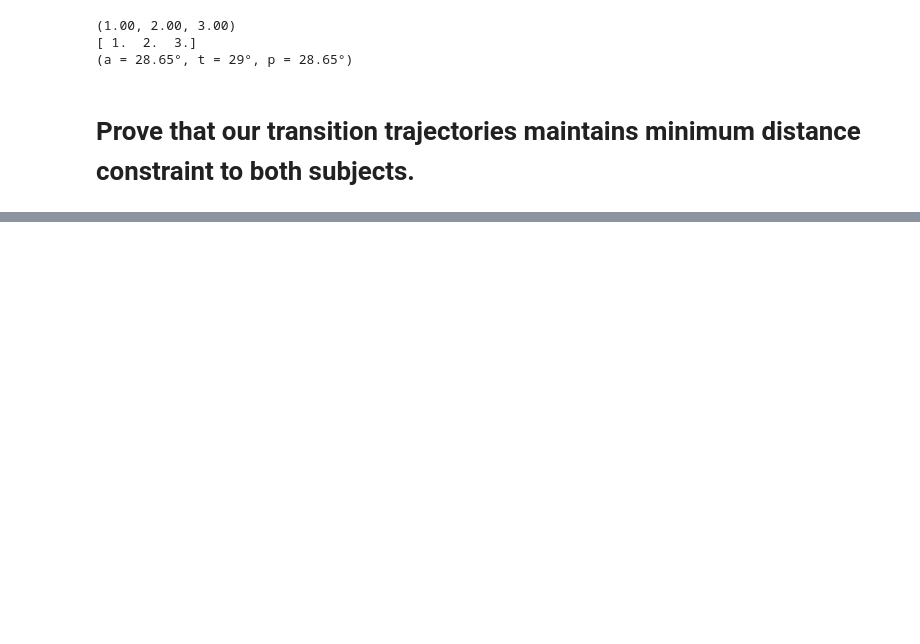
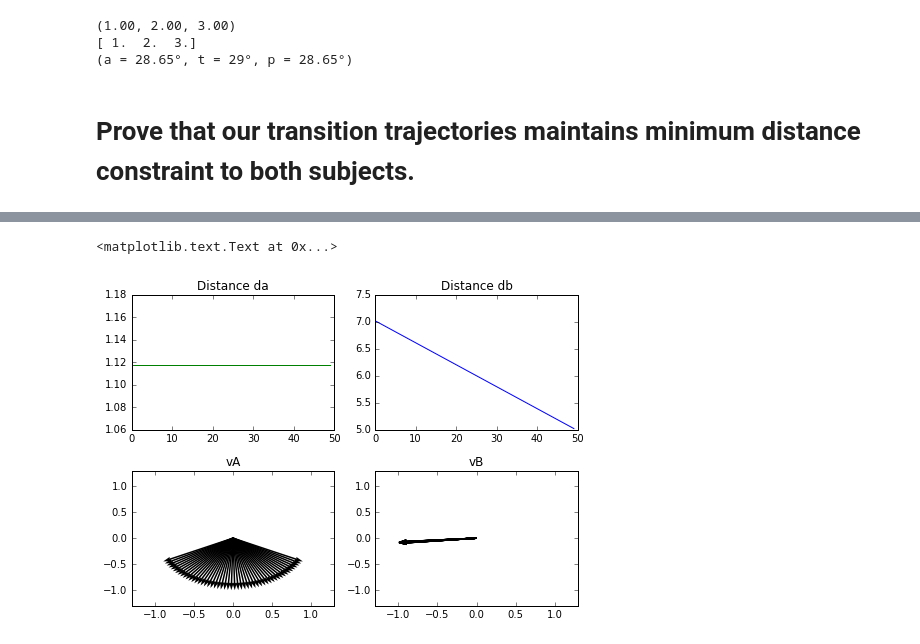
Before and after one commit to njoubert/spooky, a Jupyter notebook: experiments/ipython/NJ - 06 - Toric Interpolation Proof of Min Dist Constraint Maintenance.ipynb, the cells around one changed output, grey strips where cells are left out. Drawn from its saved outputs; the diff is of its cells as text; code cells hidden in the pictures; blank space fills up the shorter version.

Commit message:
Proof that simple sigma does not work

```diff
--- a/experiments/ipython/NJ - 06 - Toric Interpolation Proof of Min Dist Constraint Maintenance.ipynb
+++ b/experiments/ipython/NJ - 06 - Toric Interpolation Proof of Min Dist Constraint Maintenance.ipynb
@@ -20,6 +20,11 @@ print a
 print a.np()
 t = toric.Toric3(toric.RadianPi(0.5),toric.Radian2Pi(0.5),toric.RadianPi(0.5))
 print t
+
+def slerp(p0, p1, t):
+        omega = np.arccos(np.dot(p0/np.linalg.norm(p0), p1/np.linalg.norm(p1)))
+        so = np.sin(omega)
+        return np.sin((1.0-t)*omega) / so * p0 + np.sin(t*omega)/so * p1
 # %% [output]
 (1.00, 2.00, 3.00)
 [ 1.  2.  3.]
@@ -131,0 +133,66 @@ drawSetup()
+# %%
+
+### Setting up a desired start and end camera position
+
+min_dist = 1                    # let's set a minimum distance of 1m
+PA_1 = toric.Vector3(0,0,0)     # person A position
+PB_1 = toric.Vector3(6,0,0)     # person B position
+C_0 = toric.Vector3(-1,-0.5,0)  # Starting camera position is *outside* of PA_1
+C_1 = toric.Vector3( 1,-0.5,0)    # Ending camera position
+
+# Create Numpy arrays
+A = PA_1.np()
+B = PB_1.np()
+C0 = C_0.np()
+C1 = C_1.np()
+
+# Set up interpolation vector
+u = np.c_[np.linspace(0,1)]
+
+dA0 = la.norm(C0 - A)
+dA1 = la.norm(C1 - A)
+dB0 = la.norm(C0 - B)
+dB1 = la.norm(C1 - B)
+
+dA = np.linspace(dA0, dA1)
+dB = np.linspace(dB0, dB1)
+
+vA0 = (C0 - A) / dA0
+vA1 = (C1 - A) / dA1
+vB0 = (C0 - B) / dB0
+vB1 = (C1 - B) / dB1
+
+vA = np.apply_along_axis(lambda u : slerp(vA0,vA1,u), axis=1, arr=u)
+vB = np.apply_along_axis(lambda u : slerp(vB0,vB1,u), axis=1, arr=u)
+
+sigmaA = A + dA[:,np.newaxis] * vA
+sigmaB = B + dB[:,np.newaxis] * vB
+
+sigma = (sigmaA + sigmaB) / 2
+
+from matplotlib import gridspec
+gs = gridspec.GridSpec(2, 2, width_ratios=[1,1], height_ratios=[1,1,1])
+fig = plt.figure()
+
+f1 = fig.add_subplot(gs[0])
+f2 = fig.add_subplot(gs[1])
+f3 = fig.add_subplot(gs[2])
+f4 = fig.add_subplot(gs[3])
+
+f1.plot(da,c="green")
+f1.set_title("Distance da")
+f2.plot(db,c="blue")
+f2.set_title("Distance db")
+
+f3.quiver(np.linspace(0,0), np.linspace(0,0), vA[:,0],vA[:,1],angles='xy',scale_units='xy',scale=1)
+f3.set_ylim([-1.3,1.3])
+f3.set_xlim([-1.3,1.3])
+f3.set_title("vA")
+
+f4.quiver(np.linspace(0,0), np.linspace(0,0), vB[:,0],vB[:,1],angles='xy',scale_units='xy',scale=1)
+f4.set_ylim([-1.3,1.3])
+f4.set_xlim([-1.3,1.3])
+f4.set_title("vB")
+# %% [output]
+<matplotlib.text.Text at 0x...>
+[figure, added]
```
Also changed, not shown: parts of 6 cells of this notebook.
